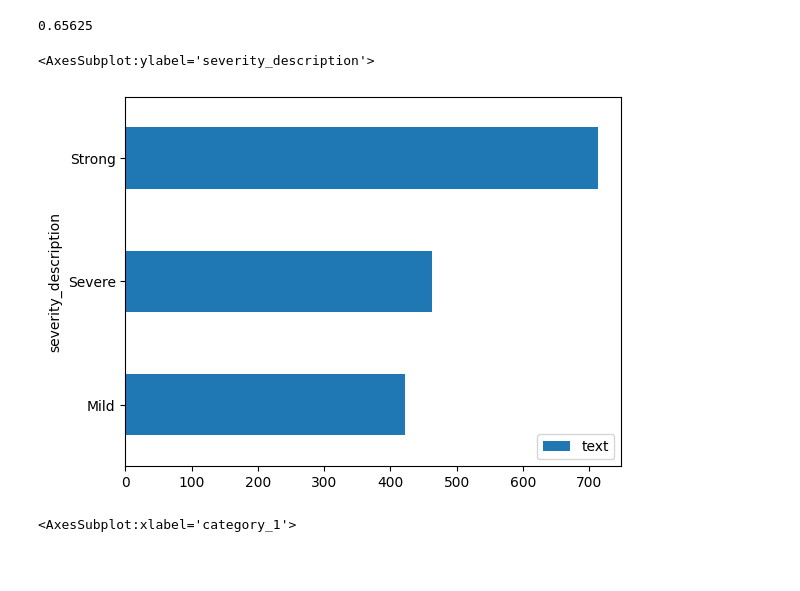
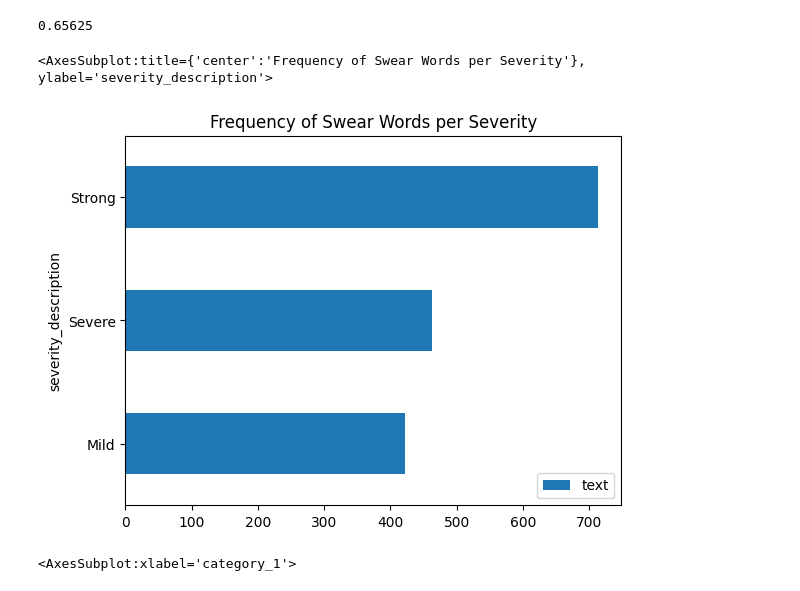
Before and after one commit to BillWang04/swear_word_analysis, a Jupyter notebook: analysis.ipynb, the cells around one changed output. Saved outputs shown, nothing was run; the diff lists cells and outputs as text; code cells hidden in the pictures; blank space fills up the shorter version.

```diff
--- a/analysis.ipynb
+++ b/analysis.ipynb
@@ -153,10 +157,10 @@ monosyllables.apply(ends_with_hard_consonant).mean()
 # %% [output]
 0.65625
 # %%
-profanity[['severity_description', 'text']].groupby('severity_description').count().reset_index().plot(kind = 'barh', x= 'severity_description' , y = 'text')
+profanity[['severity_description', 'text']].groupby('severity_description').count().reset_index().plot(kind = 'barh', x= 'severity_description' , y = 'text', title = 'Frequency of Swear Words per Severity')
 # %% [output]
-<AxesSubplot:ylabel='severity_description'>
+<AxesSubplot:title={'center':'Frequency of Swear Words per Severity'}, ylabel='severity_description'>
-[figure, old version]
+[figure, new version]
 # %%
 profanity.groupby('category_1')[['hard_or_not']].mean().sort_values('hard_or_not', ascending = False).plot(kind = 'bar')
 # %% [output]
```
Also changed, not shown: parts of 2 cells of this notebook, 15 other files.
